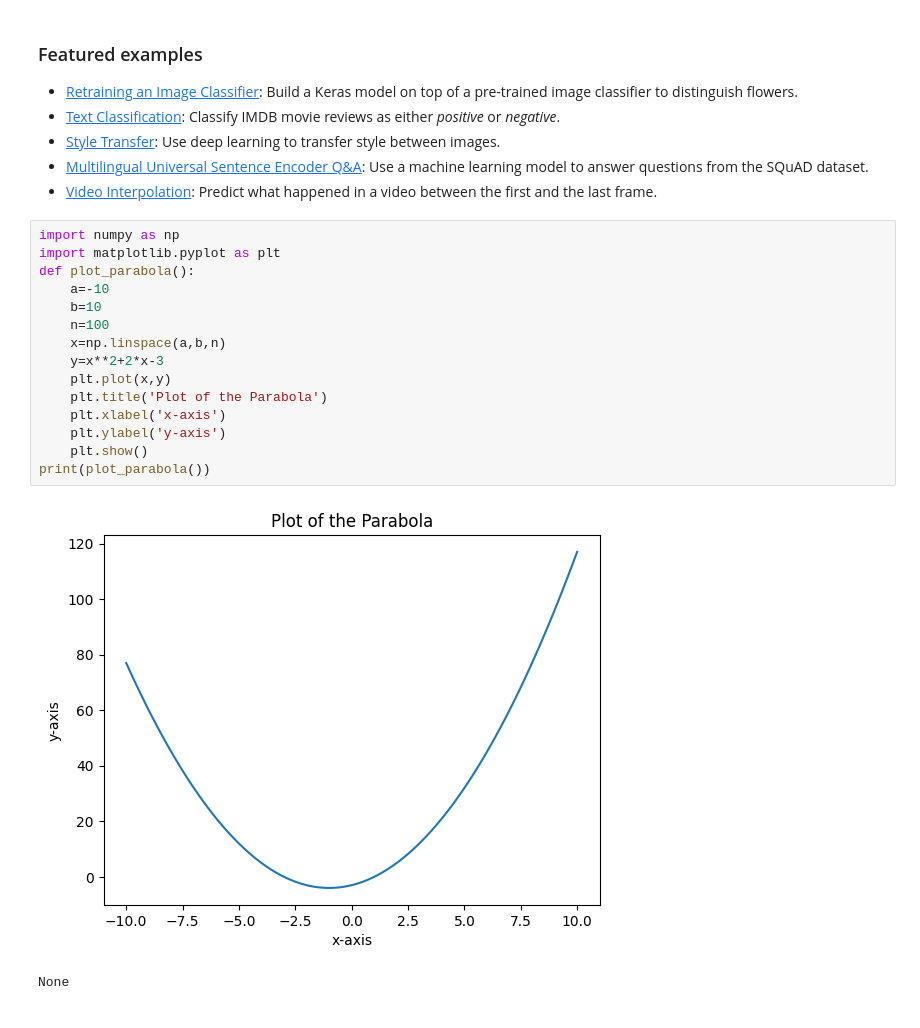
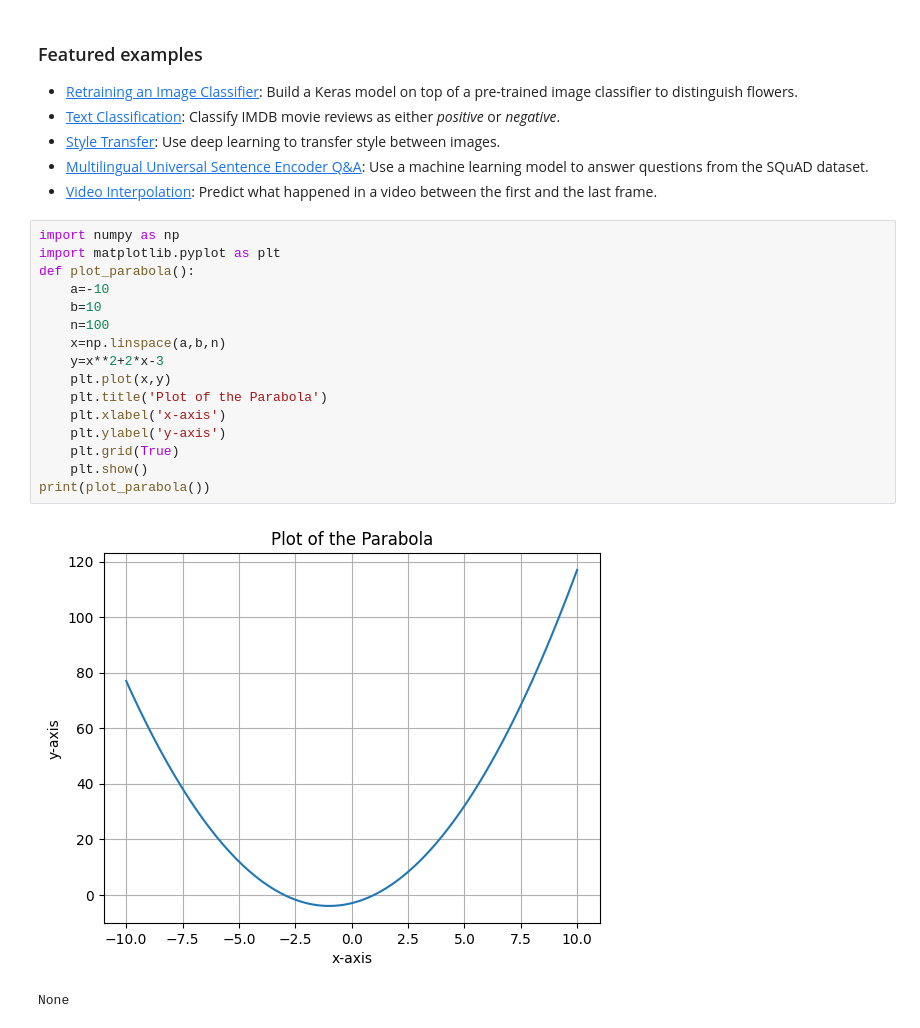
Before and after one commit to SophiaJoseph888/starter-programming-in-science-lab-2, a Jupyter notebook: Welcome_To_Colab.ipynb, the cells around one changed output. Cells and saved outputs as stored; diff of their text form.

```diff
--- a/Welcome_To_Colab.ipynb
+++ b/Welcome_To_Colab.ipynb
@@ -213,20 +213,21 @@ These are a few of the notebooks related to Machine Learning, including Google's
 # %%
 import numpy as np
 import matplotlib.pyplot as plt
 def plot_parabola():
     a=-10
     b=10
     n=100
     x=np.linspace(a,b,n)
     y=x**2+2*x-3
     plt.plot(x,y)
     plt.title('Plot of the Parabola')
     plt.xlabel('x-axis')
     plt.ylabel('y-axis')
+    plt.grid(True)
     plt.show()
 print(plot_parabola())
 # %% [output]
-[figure, old version]
+[figure, new version]
 None
 # %%
 import numpy as np
```
Also changed, not shown: parts of 5 cells of this notebook.
